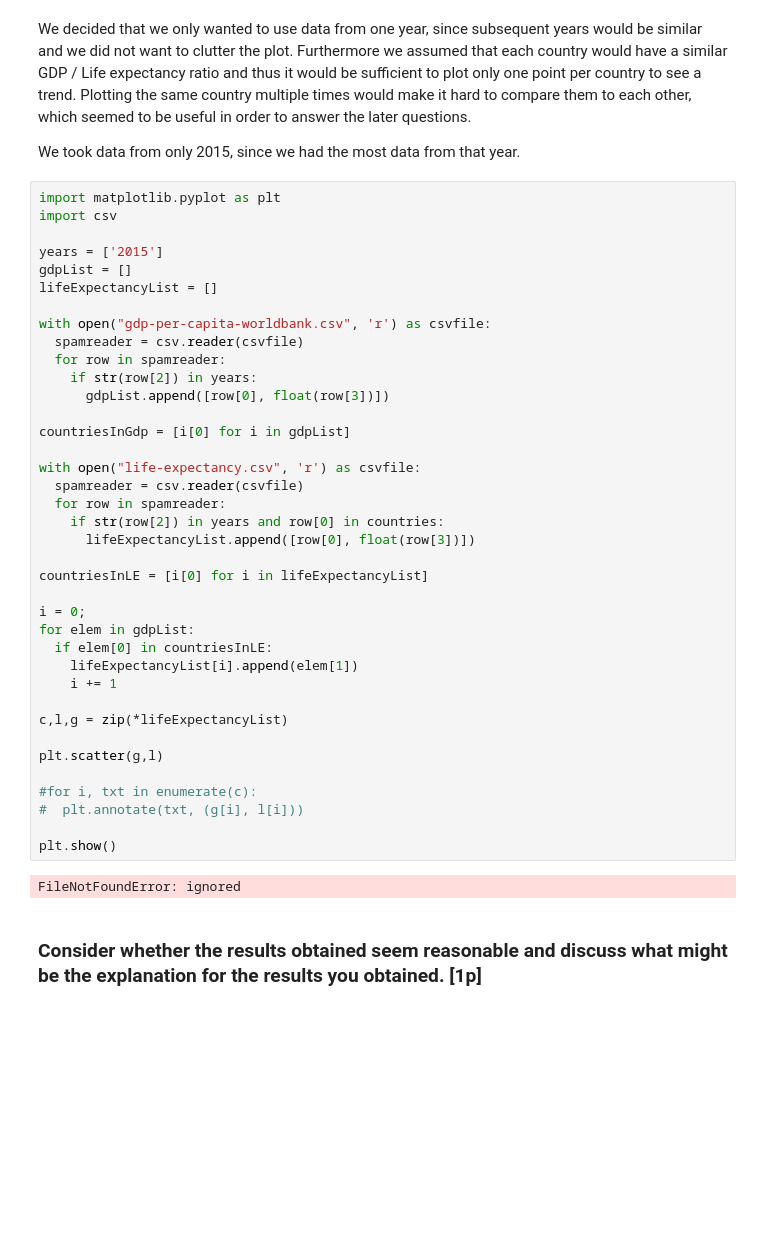
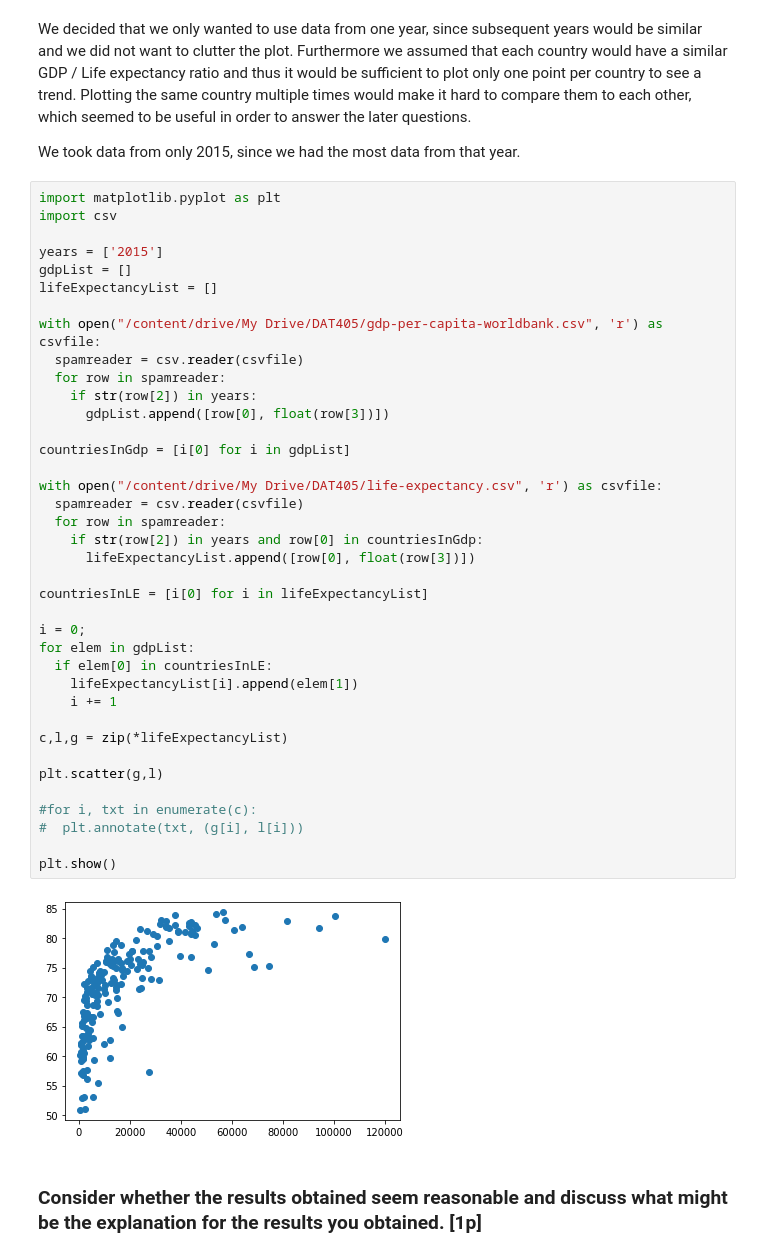
Before and after one commit to jerge/DAT405-DSC, a Jupyter notebook: Lab1.ipynb, the cells around one changed output. Drawn from its saved outputs; the diff is of its cells as text; blank space fills up the shorter version.

```diff
--- a/Lab1.ipynb
+++ b/Lab1.ipynb
@@ -16,37 +21,37 @@ years = ['2015']
 gdpList = []
 lifeExpectancyList = []
 
-with open("gdp-per-capita-worldbank.csv", 'r') as csvfile:
+with open("/content/drive/My Drive/DAT405/gdp-per-capita-worldbank.csv", 'r') as csvfile:
   spamreader = csv.reader(csvfile)
   for row in spamreader:
     if str(row[2]) in years:
       gdpList.append([row[0], float(row[3])])
 
 countriesInGdp = [i[0] for i in gdpList]
 
-with open("life-expectancy.csv", 'r') as csvfile:
+with open("/content/drive/My Drive/DAT405/life-expectancy.csv", 'r') as csvfile:
   spamreader = csv.reader(csvfile)
   for row in spamreader:
-    if str(row[2]) in years and row[0] in countries:
+    if str(row[2]) in years and row[0] in countriesInGdp:
       lifeExpectancyList.append([row[0], float(row[3])])
 
 countriesInLE = [i[0] for i in lifeExpectancyList]
 
 i = 0;
 for elem in gdpList:
   if elem[0] in countriesInLE:
     lifeExpectancyList[i].append(elem[1])
     i += 1
 
 c,l,g = zip(*lifeExpectancyList)
 
 plt.scatter(g,l)
 
 #for i, txt in enumerate(c):
 #  plt.annotate(txt, (g[i], l[i]))
 
 plt.show()
 # %% [output]
-FileNotFoundError: ignored
+[figure, added]
 # %% [markdown]
 ### Consider whether the results obtained seem reasonable and discuss what might be the explanation for the results you obtained. [1p]
```
Also changed, not shown: parts of 7 cells of this notebook.
